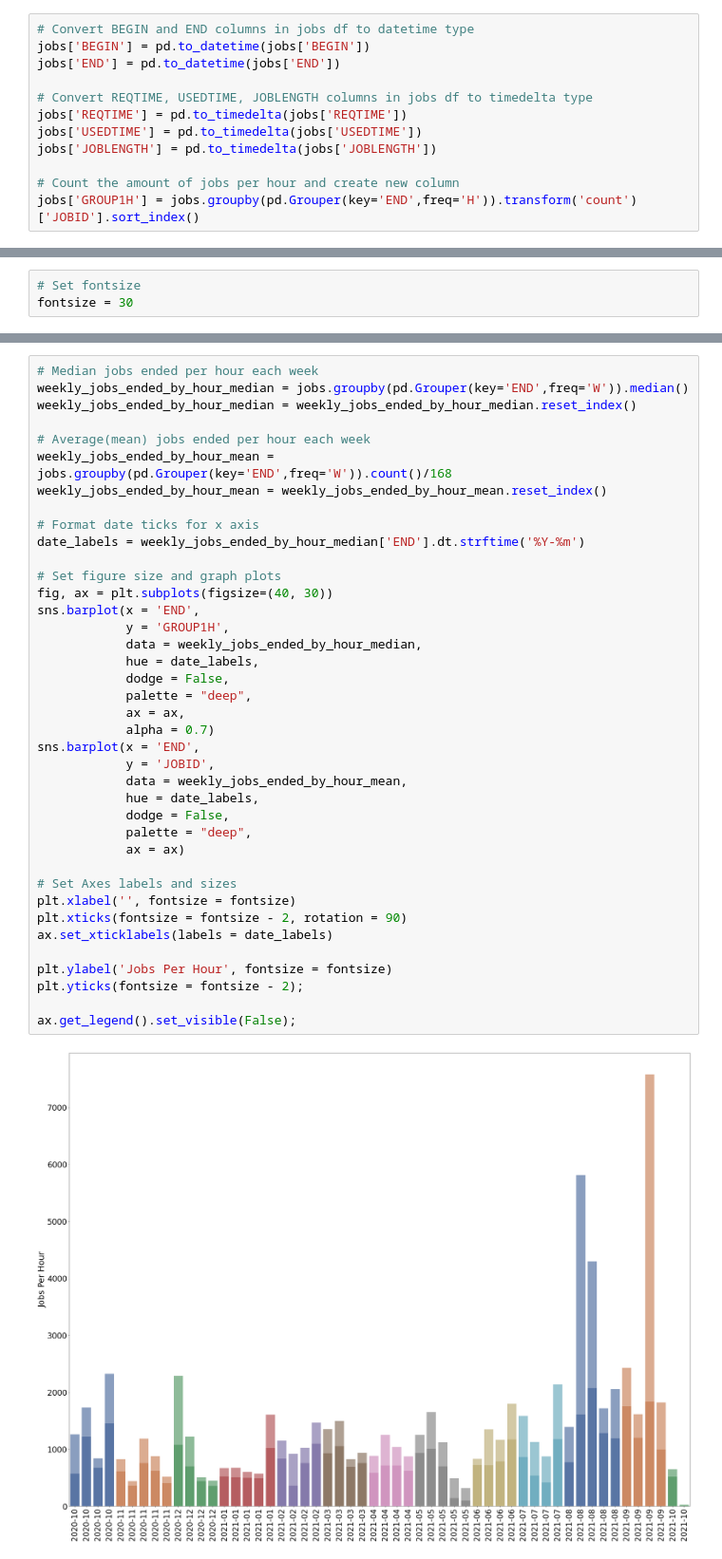
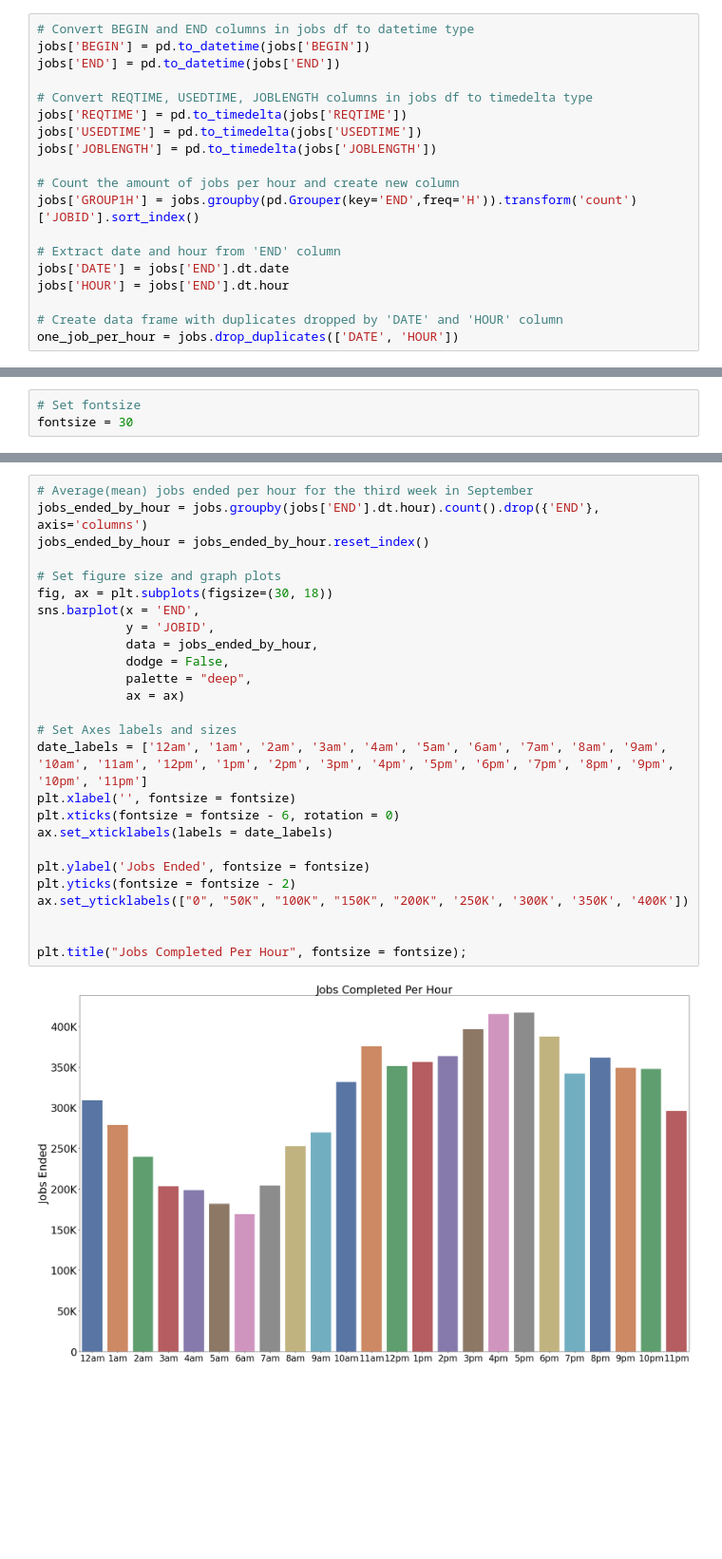
Before and after one commit to nss-data-science-cohort-5/accre-red-skittles, a Jupyter notebook: notebooks/Question 1.ipynb, the cells around one changed output, grey strips where cells are left out. Shown at 95% size. Cells and saved outputs as stored; diff of their text form; blank space fills up the shorter version.

```diff
--- a/notebooks/Question 1.ipynb
+++ b/notebooks/Question 1.ipynb
@@ -20,6 +20,13 @@ jobs['JOBLENGTH'] = pd.to_timedelta(jobs['JOBLENGTH'])
 
 # Count the amount of jobs per hour and create new column
 jobs['GROUP1H'] = jobs.groupby(pd.Grouper(key='END',freq='H')).transform('count')['JOBID'].sort_index()
+
+# Extract date and hour from 'END' column
+jobs['DATE'] = jobs['END'].dt.date
+jobs['HOUR'] = jobs['END'].dt.hour
+
+# Create data frame with duplicates dropped by 'DATE' and 'HOUR' column
+one_job_per_hour = jobs.drop_duplicates(['DATE', 'HOUR'])
 # %% [markdown]
 ## Question 1: Calculate some descriptive statistics for how many jobs per hour are being completed.
 # %% [markdown]
@@ -82,41 +121,28 @@ ax.get_legend().set_visible(False);
 # %%
-# Median jobs ended per hour each week
-weekly_jobs_ended_by_hour_median = jobs.groupby(pd.Grouper(key='END',freq='W')).median()
-weekly_jobs_ended_by_hour_median = weekly_jobs_ended_by_hour_median.reset_index()
-
-# Average(mean) jobs ended per hour each week
-weekly_jobs_ended_by_hour_mean = jobs.groupby(pd.Grouper(key='END',freq='W')).count()/168
-weekly_jobs_ended_by_hour_mean = weekly_jobs_ended_by_hour_mean.reset_index()
-
-# Format date ticks for x axis
-date_labels = weekly_jobs_ended_by_hour_median['END'].dt.strftime('%Y-%m')
+# Average(mean) jobs ended per hour for the third week in September
+jobs_ended_by_hour = jobs.groupby(jobs['END'].dt.hour).count().drop({'END'}, axis='columns')
+jobs_ended_by_hour = jobs_ended_by_hour.reset_index()
 
 # Set figure size and graph plots
-fig, ax = plt.subplots(figsize=(40, 30))
-sns.barplot(x = 'END',
-            y = 'GROUP1H',
-            data = weekly_jobs_ended_by_hour_median,
-            hue = date_labels,
-            dodge = False,
-            palette = "deep",
-            ax = ax,
-            alpha = 0.7)
+fig, ax = plt.subplots(figsize=(30, 18))
 sns.barplot(x = 'END',
             y = 'JOBID',
-            data = weekly_jobs_ended_by_hour_mean,
-            hue = date_labels,
+            data = jobs_ended_by_hour,
             dodge = False,
             palette = "deep",
             ax = ax)
 
 # Set Axes labels and sizes
+date_labels = ['12am', '1am', '2am', '3am', '4am', '5am', '6am', '7am', '8am', '9am', '10am', '11am', '12pm', '1pm', '2pm', '3pm', '4pm', '5pm', '6pm', '7pm', '8pm', '9pm', '10pm', '11pm']
 plt.xlabel('', fontsize = fontsize)
-plt.xticks(fontsize = fontsize - 2, rotation = 90)
+plt.xticks(fontsize = fontsize - 6, rotation = 0)
 ax.set_xticklabels(labels = date_labels)
 
-plt.ylabel('Jobs Per Hour', fontsize = fontsize)
-plt.yticks(fontsize = fontsize - 2);
+plt.ylabel('Jobs Ended', fontsize = fontsize)
+plt.yticks(fontsize = fontsize - 2)
+ax.set_yticklabels(["0", "50K", "100K", "150K", "200K", '250K', '300K', '350K', '400K'])
 
-ax.get_legend().set_visible(False);
+
+plt.title("Jobs Completed Per Hour", fontsize = fontsize);
 # %% [output]
-[figure, old version]
+[figure, new version]
```
Also changed, not shown: parts of 18 cells of this notebook.
